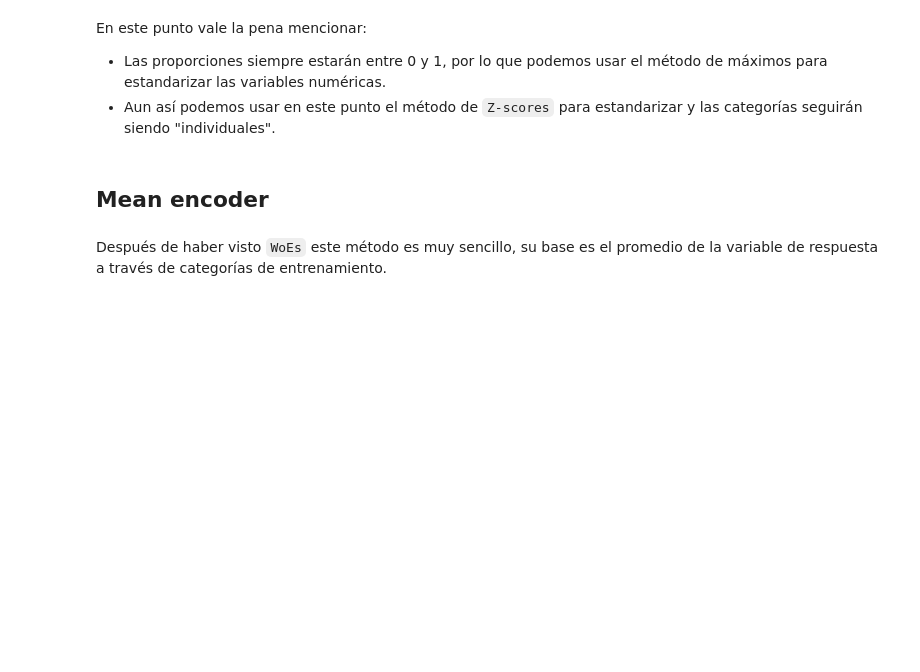
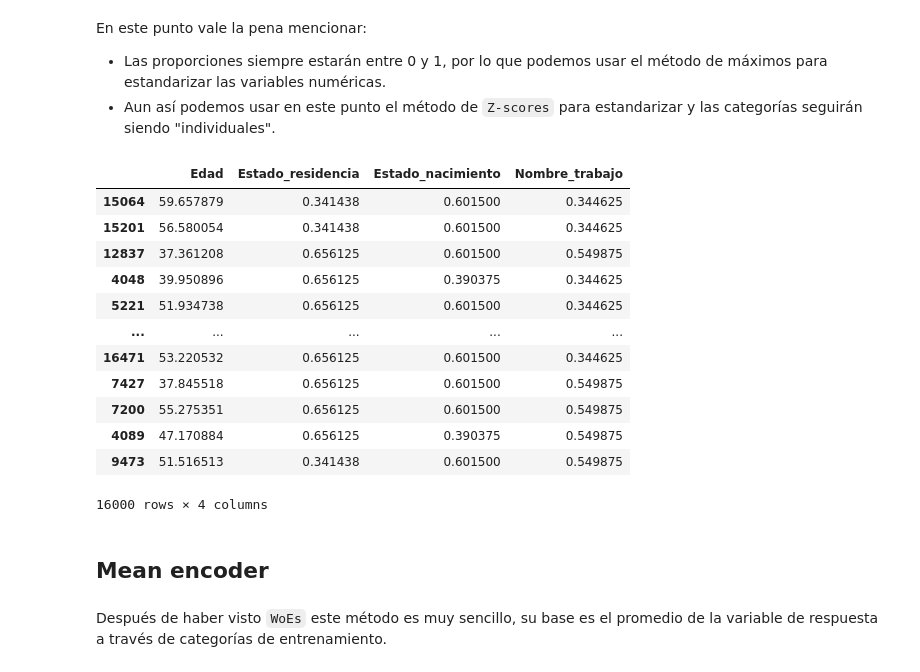
Before and after one commit to HectorH06/Data-Proc-Lab, a Jupyter notebook: Material/clase_[12, 1]_012021.ipynb, the cells around one changed output. Cells and saved outputs as stored; diff of their text form; code cells hidden in the pictures; blank space fills up the shorter version.

```diff
--- a/Material/clase_[12, 1]_012021.ipynb
+++ b/Material/clase_[12, 1]_012021.ipynb
@@ -160,10 +224,22 @@ Observaciones importantes:
 #### Aplicando el método
 # %%
 # Separando sets
+predictores = [c for c in df if c != 'Vacunado']
+train_x, test_x, train_y, test_y = train_test_split(
+    df[predictores],
+    df['Vacunado'],
+    test_size=0.2,
+    random_state=seed
+)
 # %%
 # Creando proporciones
+props = {}
 
+for col in cats:
     # Contando elementos
-
+    counts = train_x.groupby(col)[col].count()
 
     # Obteniendo proporciones
+    props[col] = (counts/len(train_x)).to_dict()
+
+props
@@ -170,9 +258,26 @@ Observaciones importantes:
 # %%
 # Reemplazando
+train_x.replace(props, inplace=True)
 # %% [markdown]
 En este punto vale la pena mencionar:
 * Las proporciones siempre estarán entre 0 y 1, por lo que podemos usar el método de máximos para estandarizar las variables numéricas.
 * Aun así podemos usar en este punto el método de `Z-scores` para estandarizar y las categorías seguirán siendo "individuales".
+# %%
+train_x
+# %% [output]
+|  | Edad | Estado_residencia | Estado_nacimiento | Nombre_trabajo |
+| 15064 | 59.657879 | 0.341438 | 0.601500 | 0.344625 |
+| 15201 | 56.580054 | 0.341438 | 0.601500 | 0.344625 |
+| 12837 | 37.361208 | 0.656125 | 0.601500 | 0.549875 |
+| 4048 | 39.950896 | 0.656125 | 0.390375 | 0.344625 |
+| 5221 | 51.934738 | 0.656125 | 0.601500 | 0.344625 |
+| ... | ... | ... | ... | ... |
+| 16471 | 53.220532 | 0.656125 | 0.601500 | 0.344625 |
+| 7427 | 37.845518 | 0.656125 | 0.601500 | 0.549875 |
+| 7200 | 55.275351 | 0.656125 | 0.601500 | 0.549875 |
+| 4089 | 47.170884 | 0.656125 | 0.390375 | 0.549875 |
+| 9473 | 51.516513 | 0.341438 | 0.601500 | 0.549875 |
+16000 rows × 4 columns
 # %% [markdown]
 ## Mean encoder
 # %% [markdown]
```
Also changed, not shown: parts of 8 cells of this notebook.
